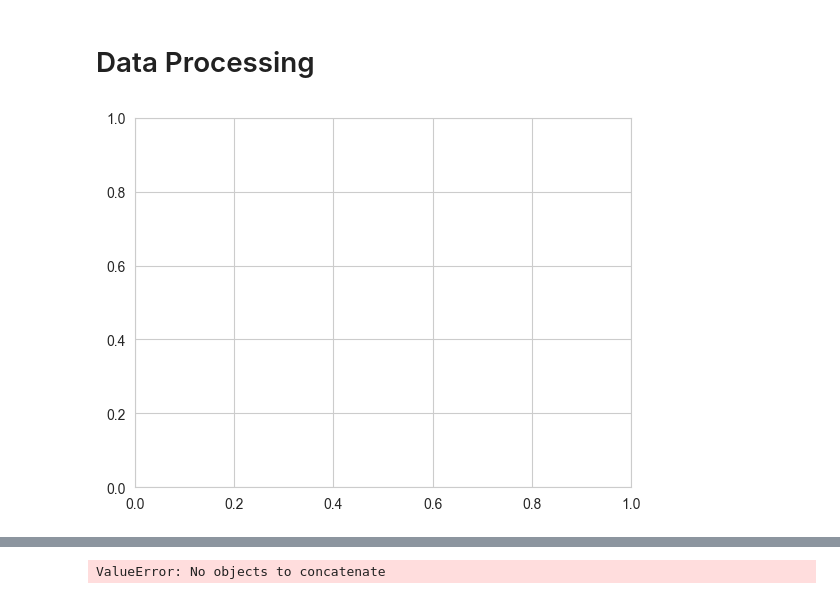
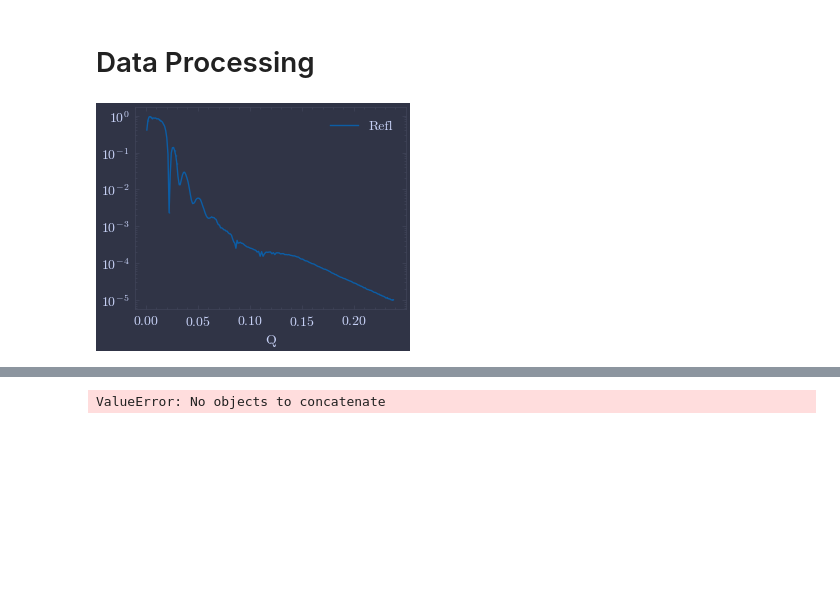
Before and after one commit to WSU-Carbon-Lab/pyref, a Jupyter notebook: docs/NovBeamTime.ipynb, the cells around one changed output, grey strips where cells are left out. Cells and saved outputs as stored; diff of their text form; code cells hidden in the pictures; blank space fills up the shorter version.

```diff
--- a/docs/NovBeamTime.ipynb
+++ b/docs/NovBeamTime.ipynb
@@ -33,12 +25,11 @@ for scan in scans:
                 data.to_parquet(processed_dir / f"ZnPc_{e.name}_{p.name}_refl ({scan.name}).parquet")
             except IndexError:
                 continue
-# %%
-fig, ax = plt.subplots(sharex=True, gridspec_kw={"hspace": 0})
-xrr_1 = ru.Refl()
-xrr_1.display()
-# %% [output]
-[figure, removed]
+# %%
+xrr_1 = ru.Refl()
+xrr_1.plot()
+# %% [output]
+[figure, added]
 # %%
 # %% [output]
 |  | Images | Masked | Filtered | Beam | Dark | Q |
```
Also changed, not shown: parts of 5 cells of this notebook, 4 other files.
